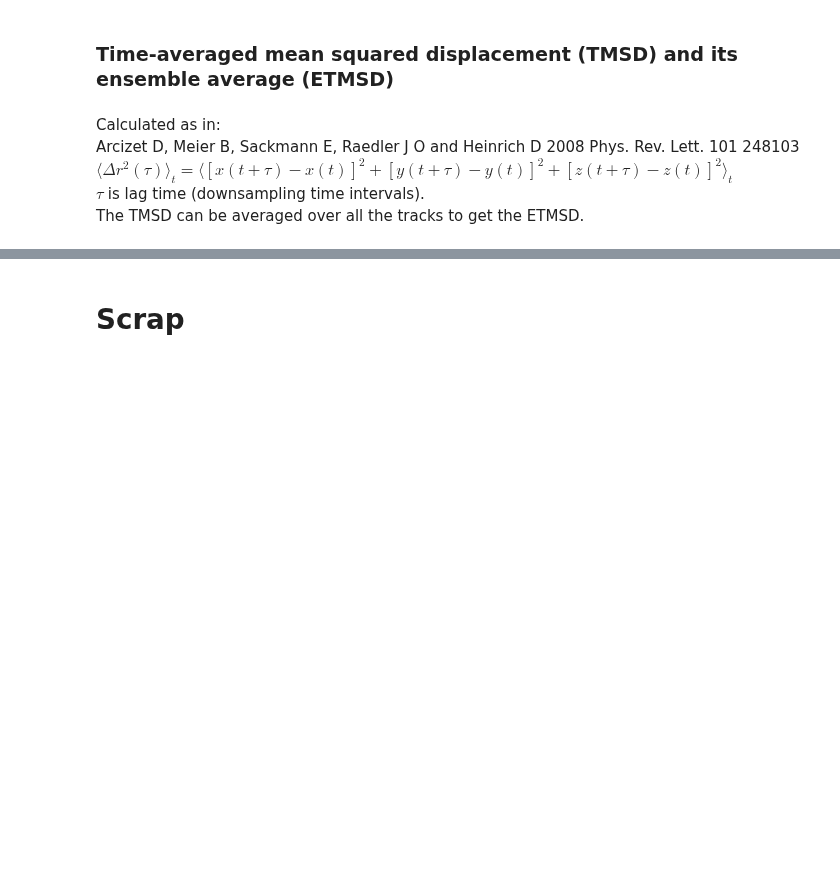
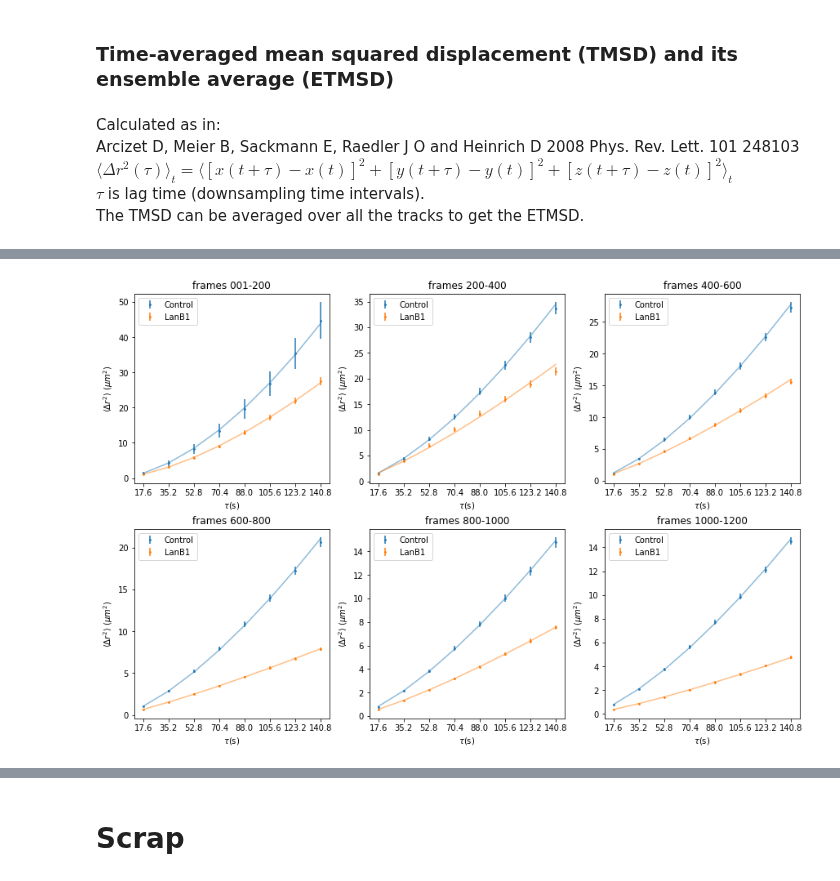
Before and after one commit to paulvautravers/Mphys-Sem-1, a Jupyter notebook: get_mean_squared_displacement.ipynb, the cells around one changed output, grey strips where cells are left out. Drawn from its saved outputs; the diff is of its cells as text; code cells hidden in the pictures; blank space fills up the shorter version.

```diff
--- a/get_mean_squared_displacement.ipynb
+++ b/get_mean_squared_displacement.ipynb
@@ -271 +284,24 @@ def subplot_etmsd_time(filename, window, step_sizes, restriction, pos, errorbar=
+# %%
+#combined plot
+#Control and LanB1 combined
+fig, ax = plt.subplots(2, 3, figsize=(12, 8), constrained_layout=True)
+sub_titles = ['frames 001-200', 'frames 200-400', 'frames 400-600', 'frames 600-800', 'frames 800-1000', 'frames 1000-1200']
+colors = ['C0', 'C1']
+fmt = '.' #marker
+ms = 3.5  #marker size
+for j, f in enumerate(filenames[0:3]):
+    subplot_etmsd_time(f, window, step_sizes, restriction, pos=[0,j], errorbar=True, absolute_sigma=True,
+                       subplot_title=sub_titles[j], label='Control', color=colors[0], fmt=fmt, ms=ms, annotate=False)
+for j, f in enumerate(filenames[3:6]):
+    subplot_etmsd_time(f, window, step_sizes, restriction, pos=[1,j], errorbar=True, absolute_sigma=True,
+                       subplot_title=sub_titles[3+j], label='Control', color=colors[0], fmt=fmt, ms=ms, annotate=False)
+for j, f in enumerate(filenames[6:9]):
+    subplot_etmsd_time(f, window, step_sizes, restriction, pos=[0,j], errorbar=True, absolute_sigma=True,
+                       subplot_title=sub_titles[j], label='LanB1', color=colors[1], fmt=fmt, ms=ms, annotate=False)
+for j, f in enumerate(filenames[9:12]):
+    subplot_etmsd_time(f, window, step_sizes, restriction, pos=[1,j], errorbar=True, absolute_sigma=True,
+                       subplot_title=sub_titles[3+j], label='LanB1', color=colors[1], fmt=fmt, ms=ms, annotate=False)
+plt.savefig('etmsd_plots/'+'etmsd_plot_'+'combined_'+'w{}_s{}_r{}_'.format(window, max(step_sizes), restriction), dpi=300, facecolor='white')
+# %% [output]
+[figure, added]
 # %%
```
Also changed, not shown: parts of 9 cells of this notebook.
